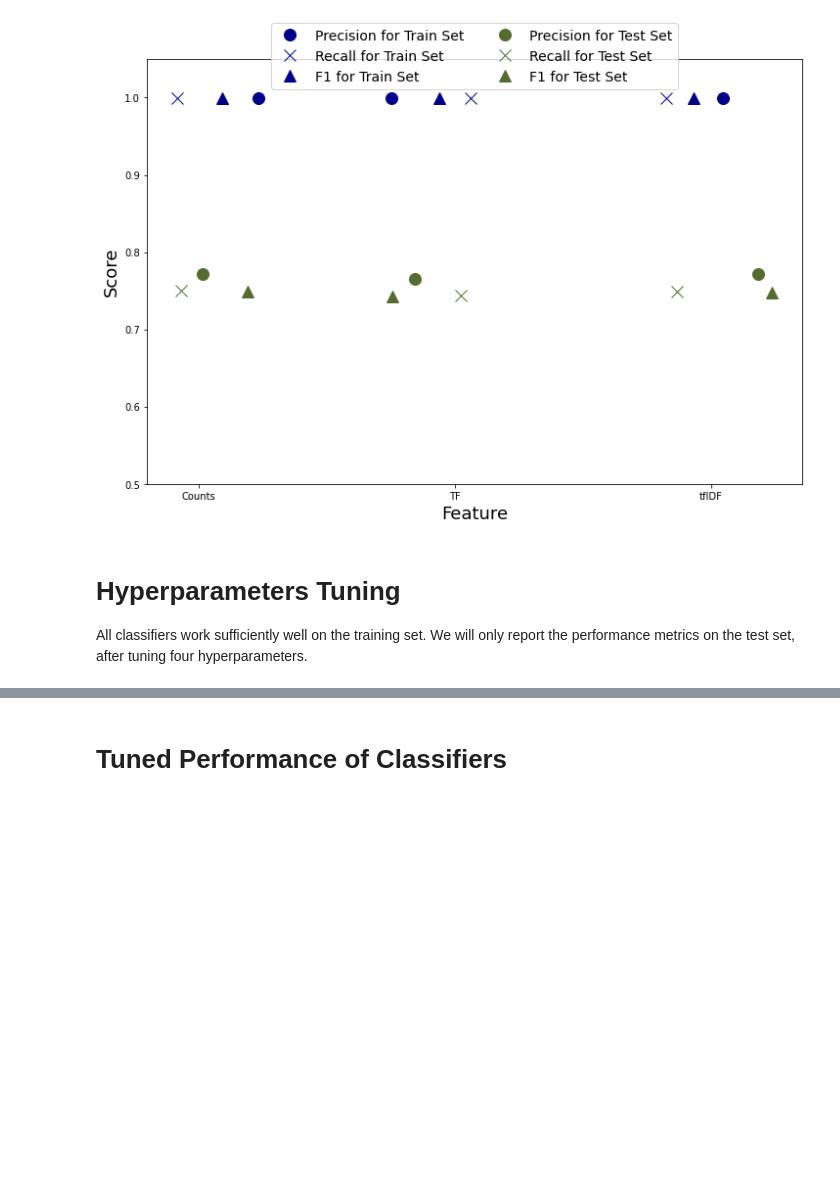
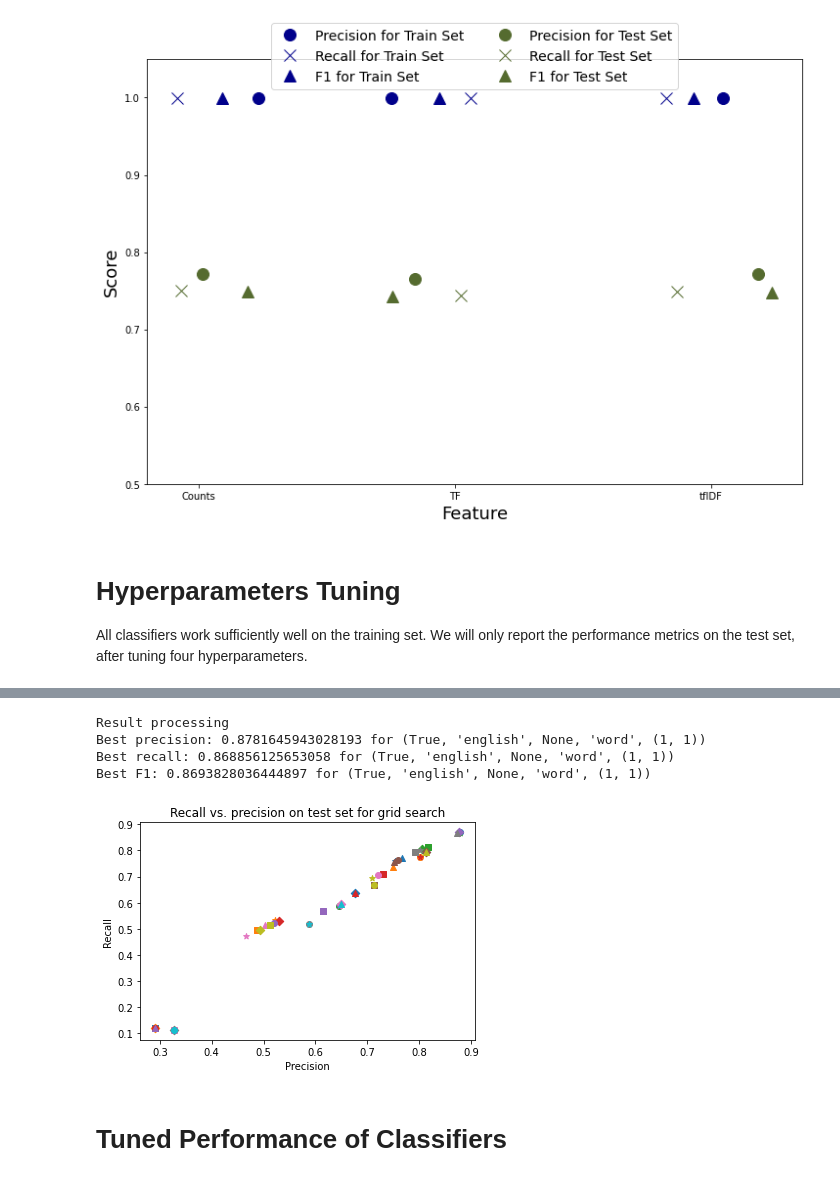
Before and after one commit to PawinData/TM, a Jupyter notebook: TM_A1.ipynb, the cells around one changed output, grey strips where cells are left out. Saved outputs shown, nothing was run; the diff lists cells and outputs as text; code cells hidden in the pictures; blank space fills up the shorter version.

```diff
--- a/TM_A1.ipynb
+++ b/TM_A1.ipynb
@@ -314,7 +314,7 @@ gridsearch_parameters = {'lowercase' : (True, False),
                          'stop_words' : ('english', ()),
                          'max_features' : (None, 1000),
                          'analyzer' : ('word', 'char'),
-                         'ngram_range' : ((1, 1), (2, 3))}
+                         'ngram_range' : ((1, 1), (2, 2), (2, 3))}
 gridsearch_combinations = list(itertools.product(*gridsearch_parameters.values()))
 #gridsearch_combinations = [(True, 'english', None, 'word', (1, 1)), (True, (), None, 'word', (1, 1))] # test
 print("Number of combinations:", len(gridsearch_combinations))
@@ -367,34 +447,40 @@ print("\nResult processing")
 GS_matrix = np.array(list(GS_results.values()))[0]
 print("Best precision:", np.max(GS_matrix[:, 0], axis=0),
       "for", list(GS_results.keys())[np.argmax(GS_matrix[:, 0], axis=0)])
 print("Best recall:", np.max(GS_matrix[:, 1], axis=0),
       "for", list(GS_results.keys())[np.argmax(GS_matrix[:, 1], axis=0)])
 print("Best F1:", np.max(GS_matrix[:, 2], axis=0),
       "for", list(GS_results.keys())[np.argmax(GS_matrix[:, 2], axis=0)])
 
 # Plot all: scatter precision vs. recall on test set
 import math
 
 markers = ['o', '^', '*', 's', 'D']
 colors = ['#1f77b4', '#ff7f0e', '#2ca02c', '#d62728', '#9467bd', '#8c564b', '#e377c2', '#7f7f7f', '#bcbd22', '#17becf']
 def getMarkerAndColor(numeric_key): # get a marker and a color for a plot point
   if numeric_key > len(markers) * len(colors):
     print("@getMarkerAndColor: numeric key exceeds capacity")
     return None
 
   marker = markers[numeric_key % len(markers)] # cycle
-  color = colors[int(math.floor(numeric_key / len(colors)))]
+  color = colors[int(math.floor(numeric_key / len(markers)))]
   return (marker, color)
 
 fig, ax = plt.subplots()
 for i, (k, v) in enumerate(GS_results.items()):
   mrk, col = getMarkerAndColor(i)
   ax.scatter(v[0][0], v[0][1], marker=mrk, c=col, label=k)
 ax.set_title("Recall vs. precision on test set for grid search")
 ax.set_xlabel("Precision")
 ax.set_ylabel("Recall")
 #ax.legend()
 plt.show()
+# %% [output]
+Result processing
+Best precision: 0.8781645943028193 for (True, 'english', None, 'word', (1, 1))
+Best recall: 0.868856125653058 for (True, 'english', None, 'word', (1, 1))
+Best F1: 0.8693828036444897 for (True, 'english', None, 'word', (1, 1))
+[figure, added]
 # %% [markdown]
 # Tuned Performance of Classifiers
 # %%
```
Also changed, not shown: parts of 1 cell of this notebook.
